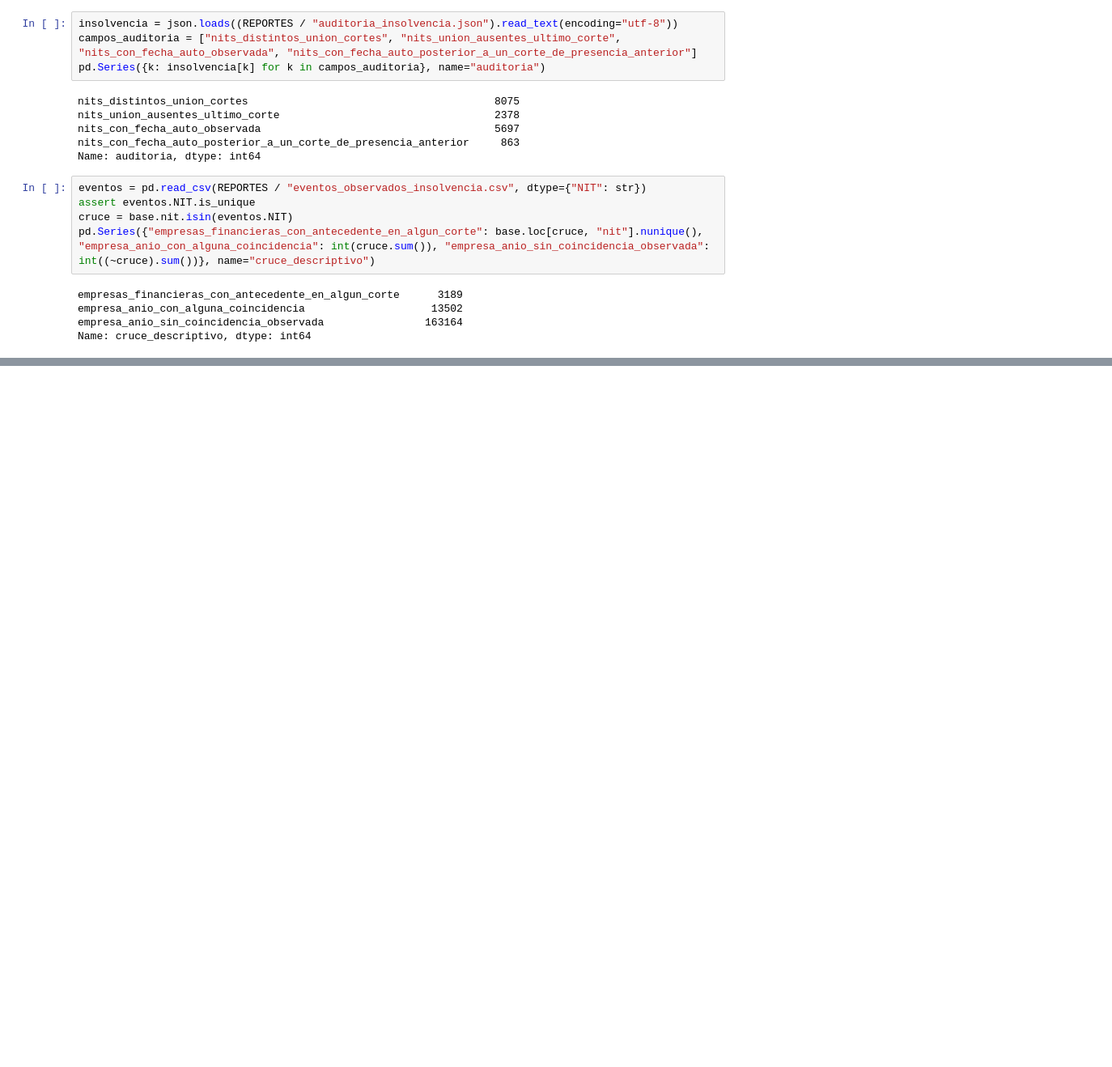
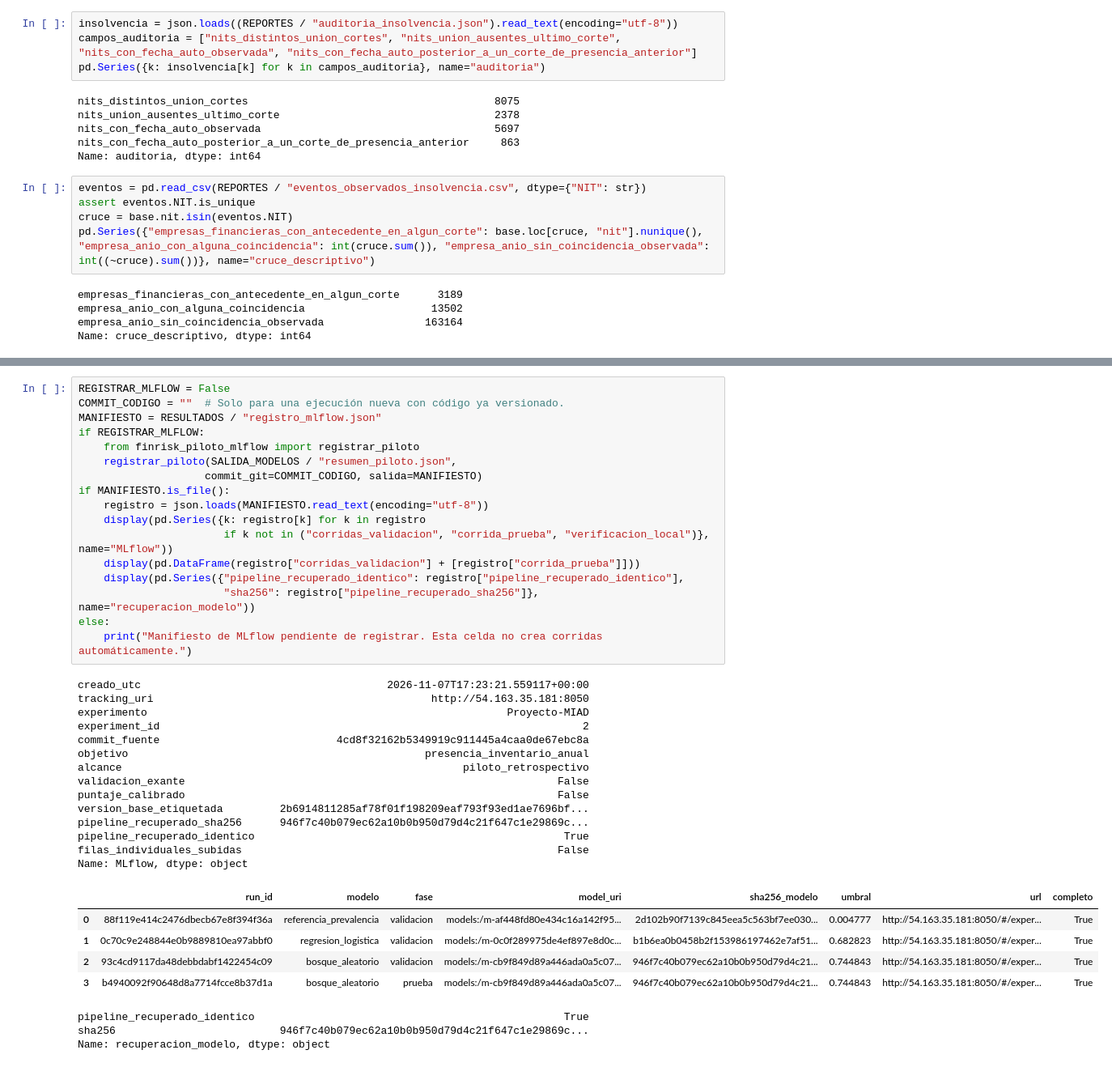
Before and after one commit to DanielAlvarezCepeda/FINRISK_COLOMBIA, a Jupyter notebook: notebooks/02_Preparacion_Datos_FINRISK.ipynb, the cells around one changed output, grey strips where cells are left out. Shown at 81% size. Saved outputs shown, nothing was run; the diff lists cells and outputs as text; blank space fills up the shorter version.

```diff
--- a/notebooks/02_Preparacion_Datos_FINRISK.ipynb
+++ b/notebooks/02_Preparacion_Datos_FINRISK.ipynb
@@ -129,0 +340,40 @@ El tablero predictivo previsto permitirá consultar la estimación y la alerta p
+# %%
+REGISTRAR_MLFLOW = False
+COMMIT_CODIGO = ""  # Solo para una ejecución nueva con código ya versionado.
+MANIFIESTO = RESULTADOS / "registro_mlflow.json"
+if REGISTRAR_MLFLOW:
+    from finrisk_piloto_mlflow import registrar_piloto
+    registrar_piloto(SALIDA_MODELOS / "resumen_piloto.json",
+                    commit_git=COMMIT_CODIGO, salida=MANIFIESTO)
+if MANIFIESTO.is_file():
+    registro = json.loads(MANIFIESTO.read_text(encoding="utf-8"))
+    display(pd.Series({k: registro[k] for k in registro
+                       if k not in ("corridas_validacion", "corrida_prueba", "verificacion_local")}, name="MLflow"))
+    display(pd.DataFrame(registro["corridas_validacion"] + [registro["corrida_prueba"]]))
+    display(pd.Series({"pipeline_recuperado_identico": registro["pipeline_recuperado_identico"],
+                       "sha256": registro["pipeline_recuperado_sha256"]}, name="recuperacion_modelo"))
+else:
+    print("Manifiesto de MLflow pendiente de registrar. Esta celda no crea corridas automáticamente.")
+# %% [output]
+creado_utc                                       2026-11-07T17:23:21.559117+00:00
+tracking_uri                                            http://54.163.35.181:8050
+experimento                                                         Proyecto-MIAD
+experiment_id                                                                   2
+commit_fuente                            4cd8f32162b5349919c911445a4caa0de67ebc8a
+objetivo                                               presencia_inventario_anual
+alcance                                                      piloto_retrospectivo
+validacion_exante                                                           False
+puntaje_calibrado                                                           False
+version_base_etiquetada         2b6914811285af78f01f198209eaf793f93ed1ae7696bf...
+pipeline_recuperado_sha256      946f7c40b079ec62a10b0b950d79d4c21f647c1e29869c...
+pipeline_recuperado_identico                                                 True
+filas_individuales_subidas                                                  False
+Name: MLflow, dtype: object
+|  | run_id | modelo | fase | model_uri | sha256_modelo | umbral | url | completo |
+| 0 | 88f119e414c2476dbecb67e8f394f36a | referencia_prevalencia | validacion | models:/m-af448fd80e434c16a142f95... | 2d102b90f7139c845eea5c563bf7ee030... | 0.004777 | http://54.163.35.181:8050/#/exper... | True |
+| 1 | 0c70c9e248844e0b9889810ea97abbf0 | regresion_logistica | validacion | models:/m-0c0f289975de4ef897e8d0c... | b1b6ea0b0458b2f153986197462e7af51... | 0.682823 | http://54.163.35.181:8050/#/exper... | True |
+| 2 | 93c4cd9117da48debbdabf1422454c09 | bosque_aleatorio | validacion | models:/m-cb9f849d89a446ada0a5c07... | 946f7c40b079ec62a10b0b950d79d4c21... | 0.744843 | http://54.163.35.181:8050/#/exper... | True |
+| 3 | b4940092f90648d8a7714fcce8b37d1a | bosque_aleatorio | prueba | models:/m-cb9f849d89a446ada0a5c07... | 946f7c40b079ec62a10b0b950d79d4c21... | 0.744843 | http://54.163.35.181:8050/#/exper... | True |
+pipeline_recuperado_identico                                                 True
+sha256                          946f7c40b079ec62a10b0b950d79d4c21f647c1e29869c...
+Name: recuperacion_modelo, dtype: object
```
Also changed, not shown: parts of 17 cells of this notebook, 23 other files.
